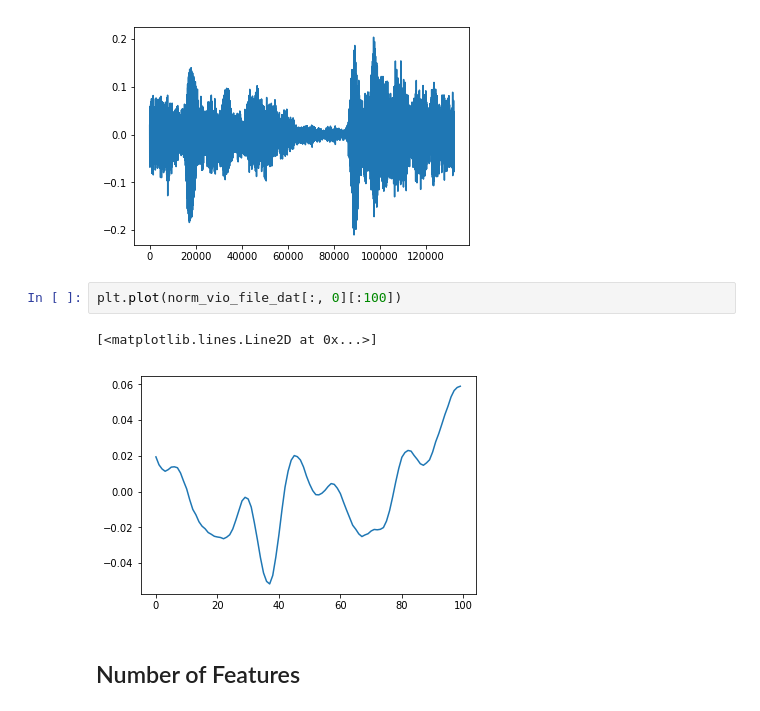
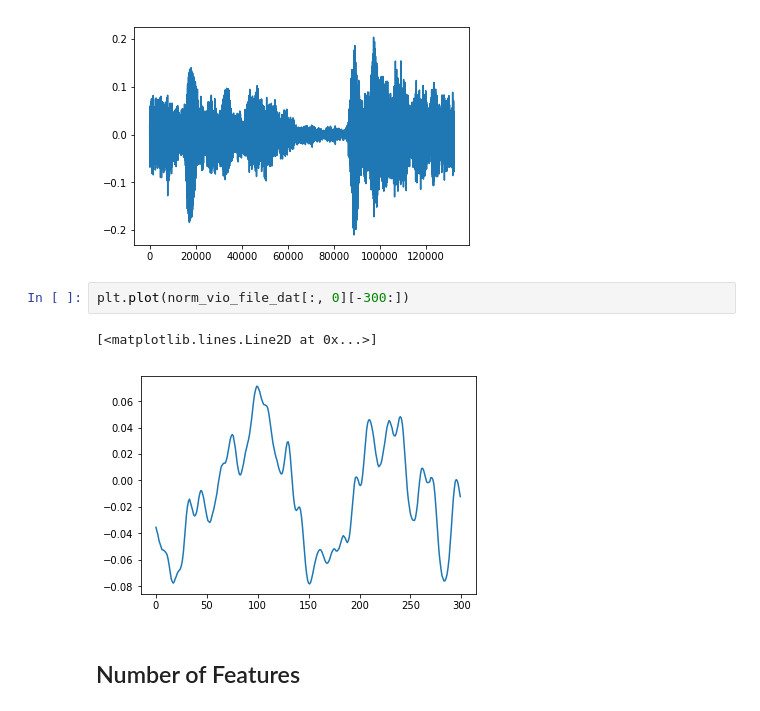
Before and after one commit to goelsaksham/organphile, a Jupyter notebook: src/Exploration/Initial Data Exploration.ipynb, the cells around one changed output. Cells and saved outputs as stored; diff of their text form.

```diff
--- a/src/Exploration/Initial Data Exploration.ipynb
+++ b/src/Exploration/Initial Data Exploration.ipynb
@@ -67,10 +76,10 @@ plt.plot(norm_vio_file_dat[:, 0])
 [<matplotlib.lines.Line2D at 0x...>]
 [figure]
 # %%
-plt.plot(norm_vio_file_dat[:, 0][:100])
+plt.plot(norm_vio_file_dat[:, 0][-300:])
 # %% [output]
 [<matplotlib.lines.Line2D at 0x...>]
-[figure, old version]
+[figure, new version]
 # %% [markdown]
 ## Number of Features
 # %%
```
Also changed, not shown: parts of 49 cells of this notebook, 46 other files.
